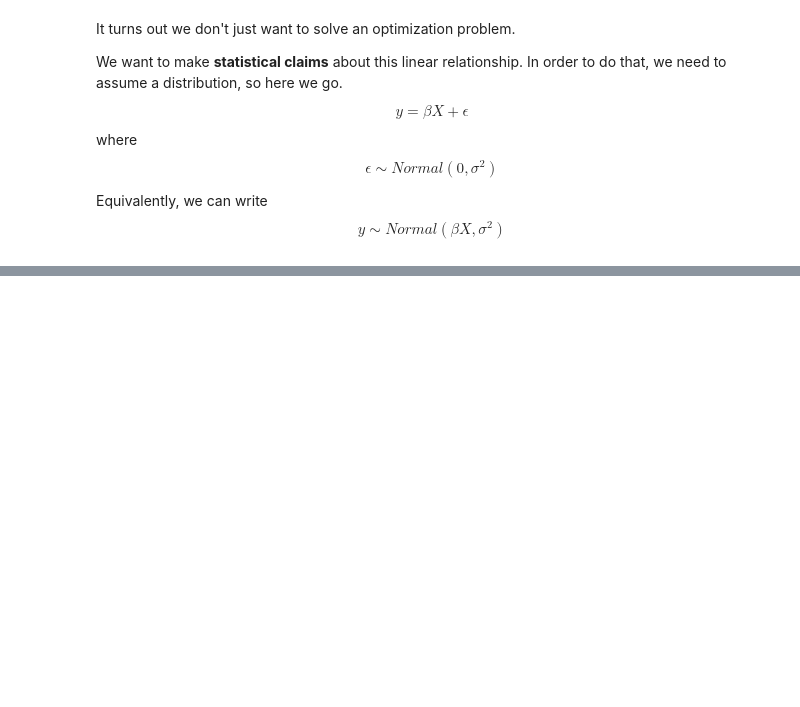
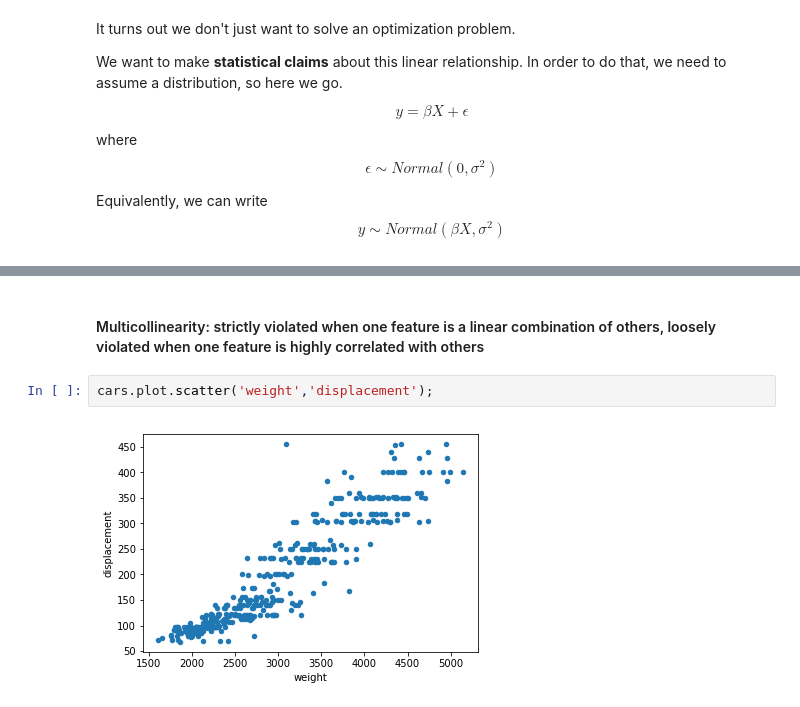
Before and after one commit to wmarshall484/DSI_LECTURES_2, a Jupyter notebook: linear-regression/moses_marsh/linear_regression.ipynb, the cells around one changed output, grey strips where cells are left out. Drawn from its saved outputs; the diff is of its cells as text; blank space fills up the shorter version.

```diff
--- a/linear-regression/moses_marsh/linear_regression.ipynb
+++ b/linear-regression/moses_marsh/linear_regression.ipynb
@@ -415,3 +471,9 @@ plt.ylabel('residuals');
+# %% [markdown]
+#### Multicollinearity: strictly violated when one feature is a linear combination of others, loosely violated when one feature is highly correlated with others
+# %%
+cars.plot.scatter('weight','displacement');
+# %% [output]
+[figure, added]
 # %%
 y = cars['mpg']
 X = sm.add_constant(cars[['weight','acceleration']])
```
Also changed, not shown: parts of 24 cells of this notebook.
